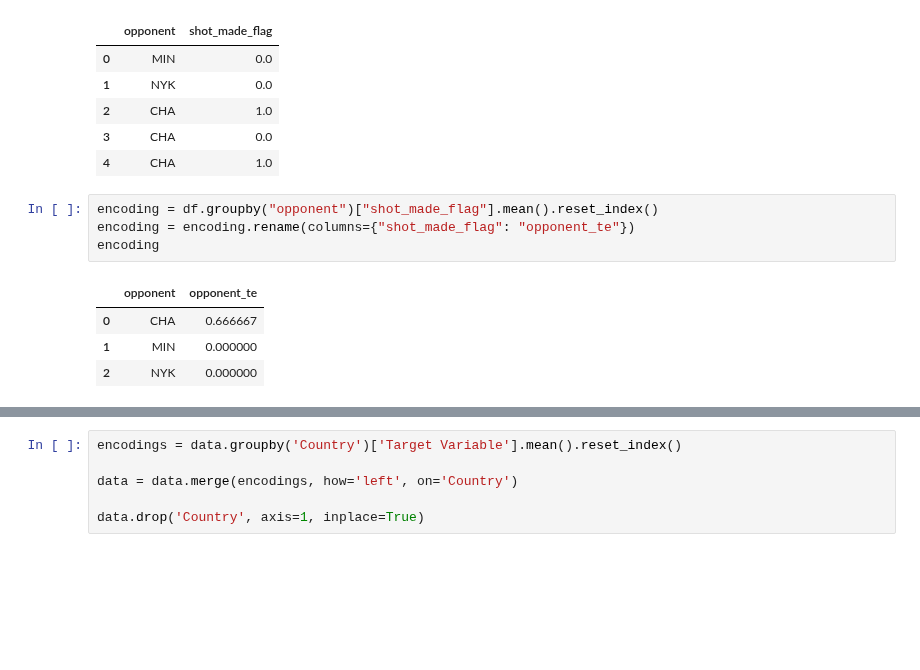
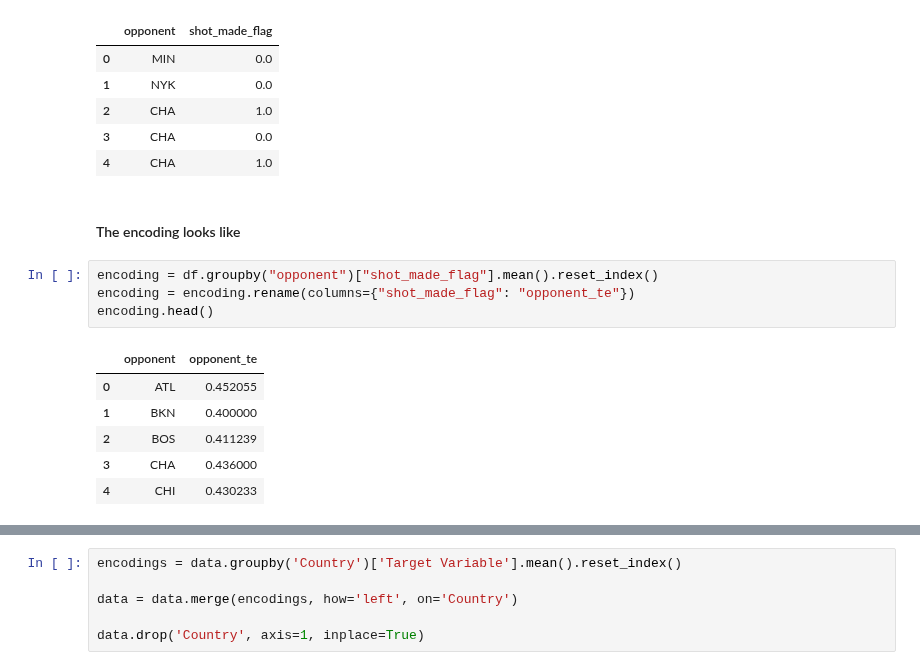
Before and after one commit to mitirmizi/koby-bryant-shot-selection, a Jupyter notebook: src/3-modeling-prep.ipynb, the cells around one changed output, grey strips where cells are left out. Drawn from its saved outputs; the diff is of its cells as text; blank space fills up the shorter version.

Commit message:
Add target label encoding

```diff
--- a/src/3-modeling-prep.ipynb
+++ b/src/3-modeling-prep.ipynb
@@ -31,15 +31,19 @@ Index(['action_type', 'combined_shot_type', 'game_event_id', 'game_id', 'lat',
 | 2 | CHA | 1.0 |
 | 3 | CHA | 0.0 |
 | 4 | CHA | 1.0 |
+# %% [markdown]
+#### The encoding looks like
 # %%
 encoding = df.groupby("opponent")["shot_made_flag"].mean().reset_index()
 encoding = encoding.rename(columns={"shot_made_flag": "opponent_te"})
-encoding
+encoding.head()
 # %% [output]
 |  | opponent | opponent_te |
-| 0 | CHA | 0.666667 |
-| 1 | MIN | 0.000000 |
-| 2 | NYK | 0.000000 |
+| 0 | ATL | 0.452055 |
+| 1 | BKN | 0.400000 |
+| 2 | BOS | 0.411239 |
+| 3 | CHA | 0.436000 |
+| 4 | CHI | 0.430233 |
 # %%
 target_encoding(df, "opponent", "shot_made_flag")
 # %% [output]
```
Also changed, not shown: parts of 3 cells of this notebook, 2 other files.
